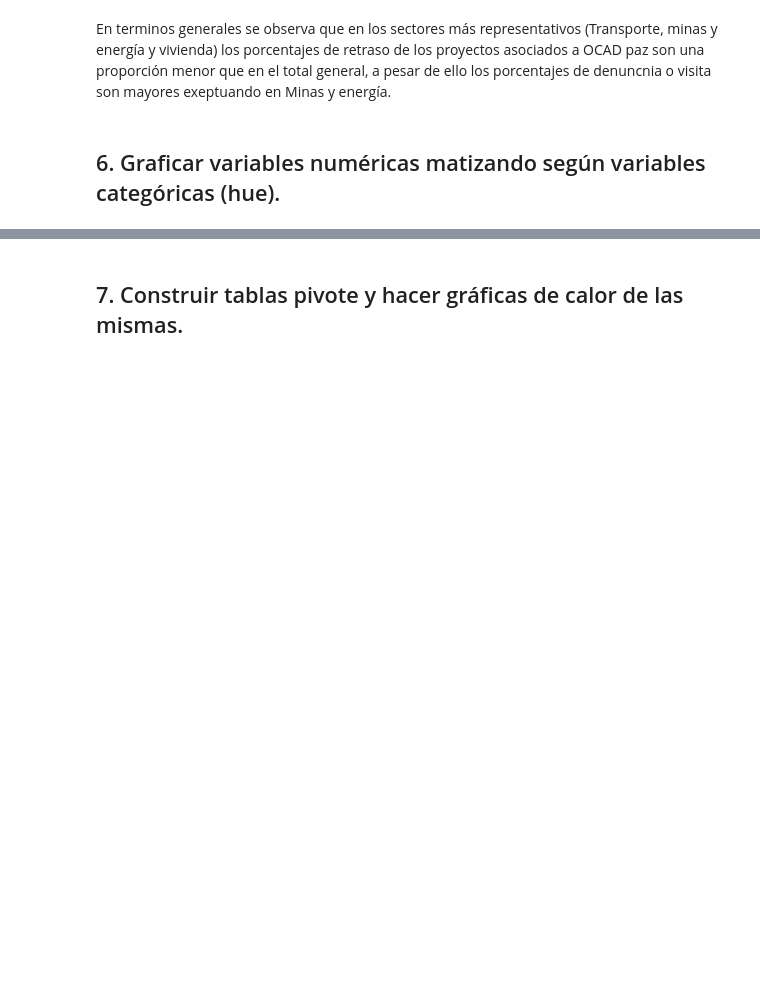
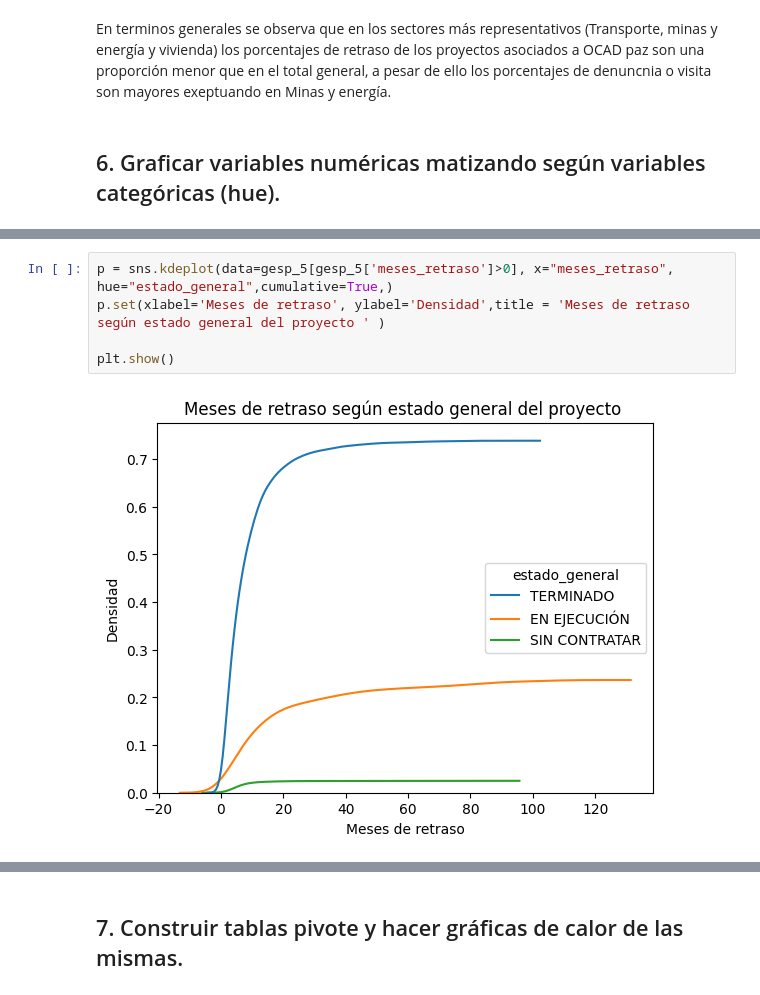
Before and after one commit to caavila96/gesproy23, a Jupyter notebook: Analisis_Gesproy.ipynb, the cells around one changed output, grey strips where cells are left out. Cells and saved outputs as stored; diff of their text form; blank space fills up the shorter version.

```diff
--- a/Analisis_Gesproy.ipynb
+++ b/Analisis_Gesproy.ipynb
@@ -999,0 +985,7 @@ gesp_5[gesp_5['instancia_de_aprobacion_inicial'].str.contains('^PAZ')]
+# %%
+p = sns.kdeplot(data=gesp_5[gesp_5['meses_retraso']>0], x="meses_retraso", hue="estado_general",cumulative=True,)
+p.set(xlabel='Meses de retraso', ylabel='Densidad',title = 'Meses de retraso según estado general del proyecto ' )
+
+plt.show()
+# %% [output]
+[figure, added]
```
Also changed, not shown: parts of 32 cells of this notebook.
